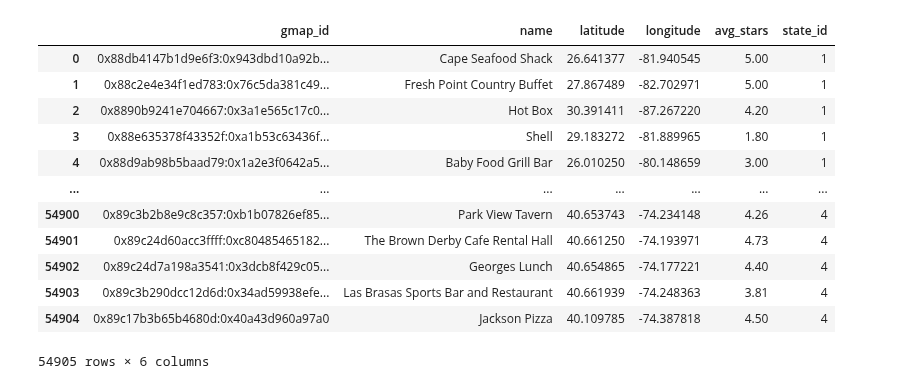
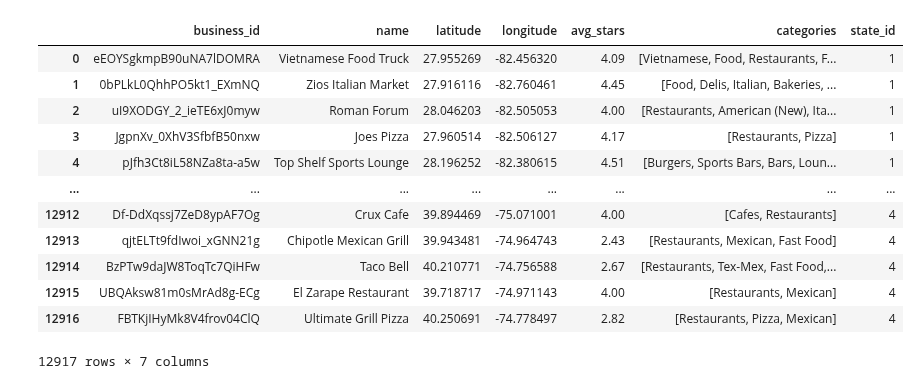
Before and after one commit to Paniceres/GP_Henry, a Jupyter notebook: etl-eda/eda_criterio.ipynb, the cells around one changed output. Cells and saved outputs as stored; diff of their text form; code cells hidden in the pictures.

```diff
--- a/etl-eda/eda_criterio.ipynb
+++ b/etl-eda/eda_criterio.ipynb
@@ -19,18 +19,18 @@ business_yelp = pd.read_parquet(os.path.abspath(os.path.join(db_route, '6_busine
 # reviews_google = pd.read_parquet(os.path.abspath(os.path.join(db_route, '9_reviews_google.parquet.gz')))
 # reviews_yelp = pd.read_parquet(os.path.abspath(os.path.join(db_route, '10_reviews_yelp.parquet.gz')))
-# %%
-business_google
-# %% [output]
-|  | gmap_id | name | latitude | longitude | avg_stars | state_id |
-| 0 | 0x88db4147b1d9e6f3:0x943dbd10a92b... | Cape Seafood Shack | 26.641377 | -81.940545 | 5.00 | 1 |
-| 1 | 0x88c2e4e34f1ed783:0x76c5da381c49... | Fresh Point Country Buffet | 27.867489 | -82.702971 | 5.00 | 1 |
-| 2 | 0x8890b9241e704667:0x3a1e565c17c0... | Hot Box | 30.391411 | -87.267220 | 4.20 | 1 |
-| 3 | 0x88e635378f43352f:0xa1b53c63436f... | Shell | 29.183272 | -81.889965 | 1.80 | 1 |
-| 4 | 0x88d9ab98b5baad79:0x1a2e3f0642a5... | Baby Food Grill Bar | 26.010250 | -80.148659 | 3.00 | 1 |
-| ... | ... | ... | ... | ... | ... | ... |
-| 54900 | 0x89c3b2b8e9c8c357:0xb1b07826ef85... | Park View Tavern | 40.653743 | -74.234148 | 4.26 | 4 |
-| 54901 | 0x89c24d60acc3ffff:0xc80485465182... | The Brown Derby Cafe Rental Hall | 40.661250 | -74.193971 | 4.73 | 4 |
-| 54902 | 0x89c24d7a198a3541:0x3dcb8f429c05... | Georges Lunch | 40.654865 | -74.177221 | 4.40 | 4 |
-| 54903 | 0x89c3b290dcc12d6d:0x34ad59938efe... | Las Brasas Sports Bar and Restaurant | 40.661939 | -74.248363 | 3.81 | 4 |
-| 54904 | 0x89c17b3b65b4680d:0x40a43d960a97a0 | Jackson Pizza | 40.109785 | -74.387818 | 4.50 | 4 |
-54905 rows × 6 columns
+# %%
+business_yelp
+# %% [output]
+|  | business_id | name | latitude | longitude | avg_stars | categories | state_id |
+| 0 | eEOYSgkmpB90uNA7lDOMRA | Vietnamese Food Truck | 27.955269 | -82.456320 | 4.09 | [Vietnamese, Food, Restaurants, F... | 1 |
+| 1 | 0bPLkL0QhhPO5kt1_EXmNQ | Zios Italian Market | 27.916116 | -82.760461 | 4.45 | [Food, Delis, Italian, Bakeries, ... | 1 |
+| 2 | uI9XODGY_2_ieTE6xJ0myw | Roman Forum | 28.046203 | -82.505053 | 4.00 | [Restaurants, American (New), Ita... | 1 |
+| 3 | JgpnXv_0XhV3SfbfB50nxw | Joes Pizza | 27.960514 | -82.506127 | 4.17 | [Restaurants, Pizza] | 1 |
+| 4 | pJfh3Ct8iL58NZa8ta-a5w | Top Shelf Sports Lounge | 28.196252 | -82.380615 | 4.51 | [Burgers, Sports Bars, Bars, Loun... | 1 |
+| ... | ... | ... | ... | ... | ... | ... | ... |
+| 12912 | Df-DdXqssj7ZeD8ypAF7Og | Crux Cafe | 39.894469 | -75.071001 | 4.00 | [Cafes, Restaurants] | 4 |
+| 12913 | qjtELTt9fdIwoi_xGNN21g | Chipotle Mexican Grill | 39.943481 | -74.964743 | 2.43 | [Restaurants, Mexican, Fast Food] | 4 |
+| 12914 | BzPTw9daJW8ToqTc7QiHFw | Taco Bell | 40.210771 | -74.756588 | 2.67 | [Restaurants, Tex-Mex, Fast Food,... | 4 |
+| 12915 | UBQAksw81m0sMrAd8g-ECg | El Zarape Restaurant | 39.718717 | -74.971143 | 4.00 | [Restaurants, Mexican] | 4 |
+| 12916 | FBTKjIHyMk8V4frov04ClQ | Ultimate Grill Pizza | 40.250691 | -74.778497 | 2.82 | [Restaurants, Pizza, Mexican] | 4 |
+12917 rows × 7 columns
```
Also changed, not shown: parts of 1 cell of this notebook, 2 other files.
